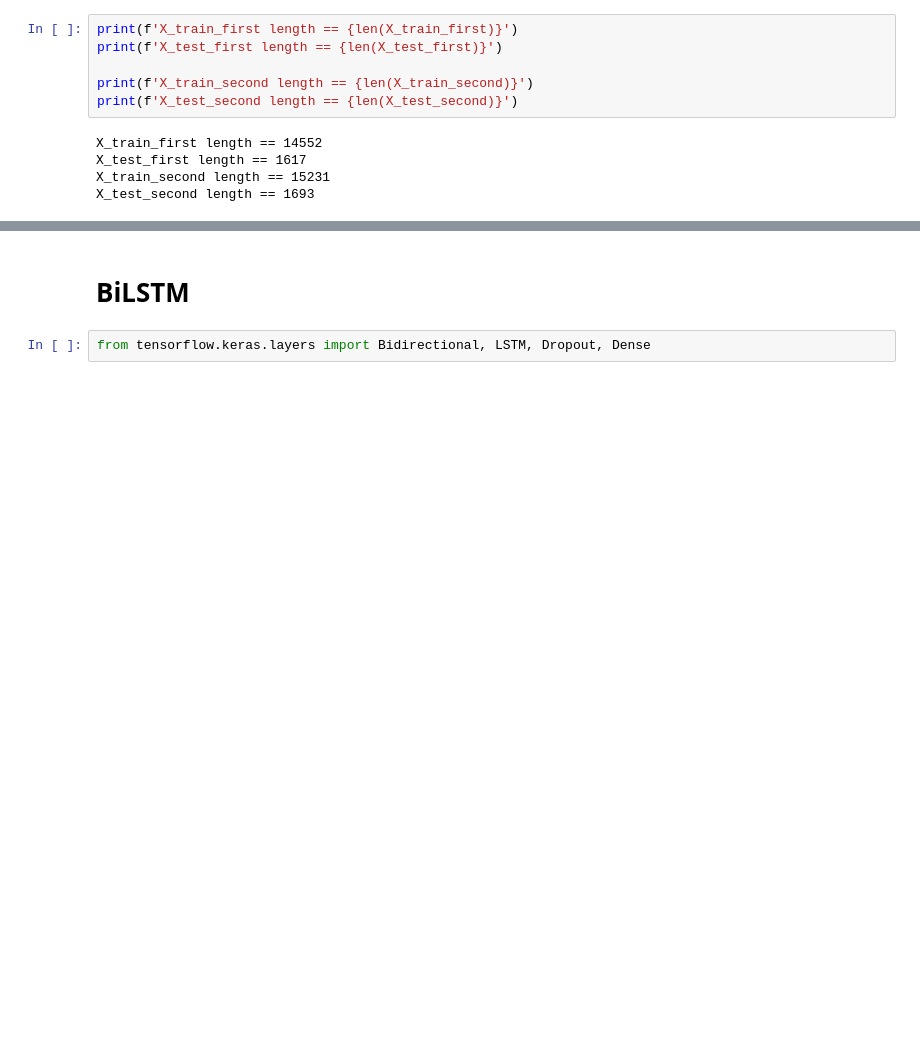
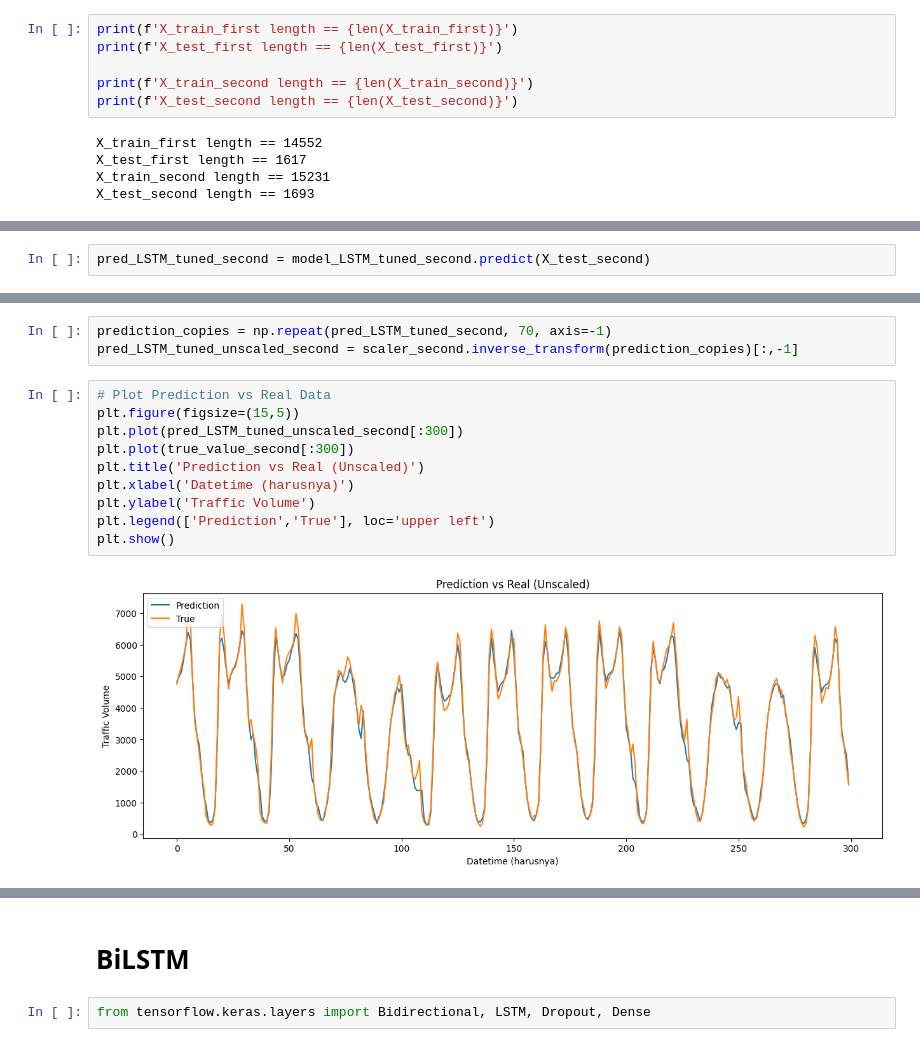
Before and after one commit to naufalulhaq/tugas_akhir, a Jupyter notebook: splitted_tuned_modelling.ipynb, the cells around one changed output, grey strips where cells are left out. Drawn from its saved outputs; the diff is of its cells as text; blank space fills up the shorter version.

```diff
--- a/splitted_tuned_modelling.ipynb
+++ b/splitted_tuned_modelling.ipynb
@@ -47,0 +241,2 @@ X_test_second length == 1693
+# %%
+pred_LSTM_tuned_second = model_LSTM_tuned_second.predict(X_test_second)
@@ -47,0 +245,15 @@ X_test_second length == 1693
+# %%
+prediction_copies = np.repeat(pred_LSTM_tuned_second, 70, axis=-1)
+pred_LSTM_tuned_unscaled_second = scaler_second.inverse_transform(prediction_copies)[:,-1]
+# %%
+# Plot Prediction vs Real Data
+plt.figure(figsize=(15,5))
+plt.plot(pred_LSTM_tuned_unscaled_second[:300])
+plt.plot(true_value_second[:300])
+plt.title('Prediction vs Real (Unscaled)')
+plt.xlabel('Datetime (harusnya)')
+plt.ylabel('Traffic Volume')
+plt.legend(['Prediction','True'], loc='upper left')
+plt.show()
+# %% [output]
+[figure, added]
```
Also changed, not shown: parts of 56 cells of this notebook.
